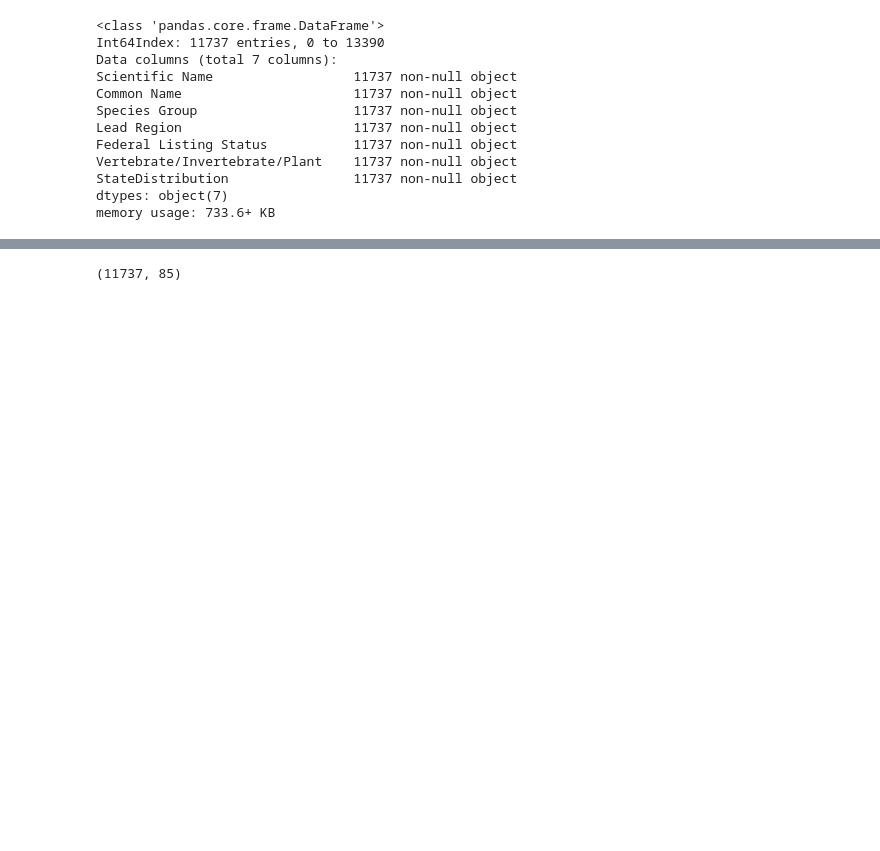
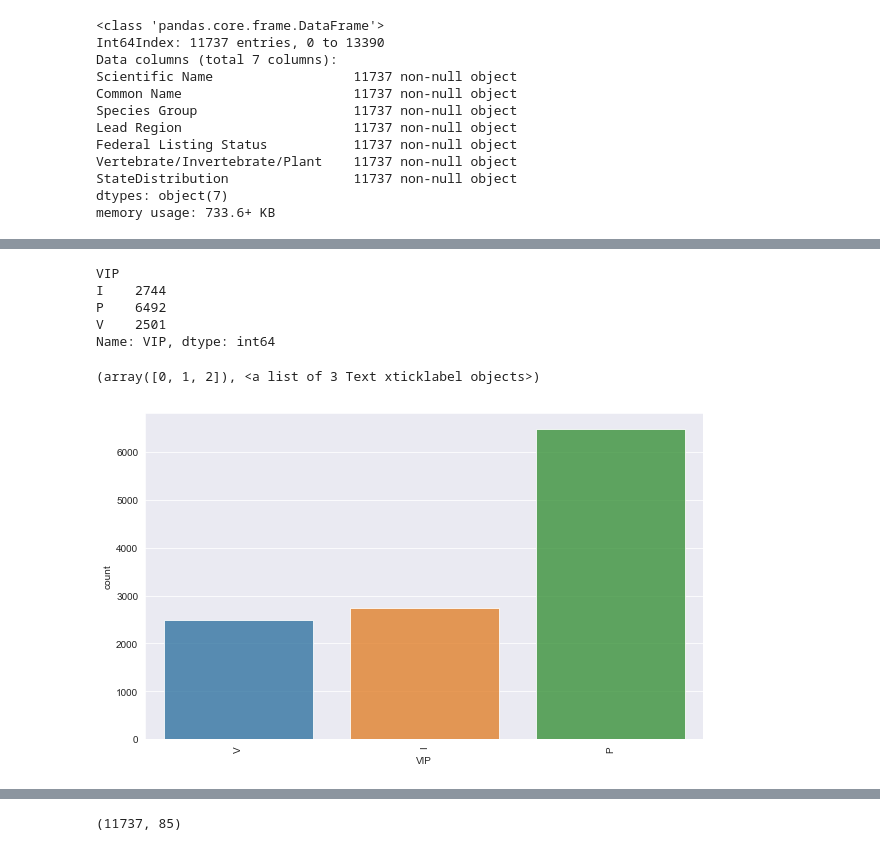
Before and after one commit to acdick/endangered_species_classification, a Jupyter notebook: Source/endangered_species.ipynb, the cells around one changed output, grey strips where cells are left out. Cells and saved outputs as stored; diff of their text form; code cells hidden in the pictures; blank space fills up the shorter version.

```diff
--- a/Source/endangered_species.ipynb
+++ b/Source/endangered_species.ipynb
@@ -271,0 +310,14 @@ species.groupby('Federal Listing Status').sum()
+# %%
+print(species.groupby('VIP')['VIP'].count())
+
+fig, aa = plt.subplots(figsize=(10,6))
+sns.countplot(species['VIP'], alpha=0.8)
+plt.xticks(rotation=90)
+# %% [output]
+VIP
+I    2744
+P    6492
+V    2501
+Name: VIP, dtype: int64
+(array([0, 1, 2]), <a list of 3 Text xticklabel objects>)
+[figure, added]
```
Also changed, not shown: parts of 25 cells of this notebook.
